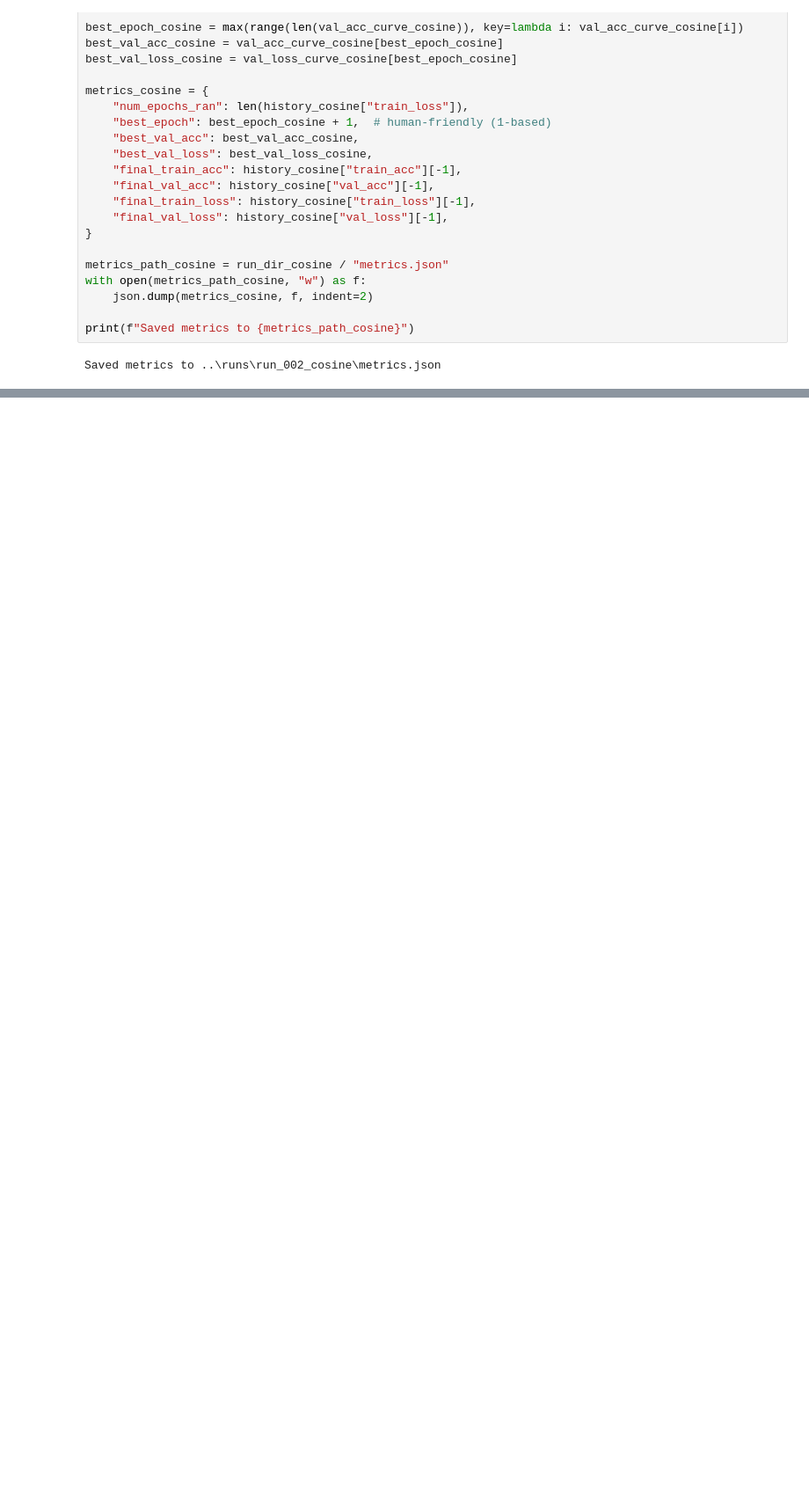
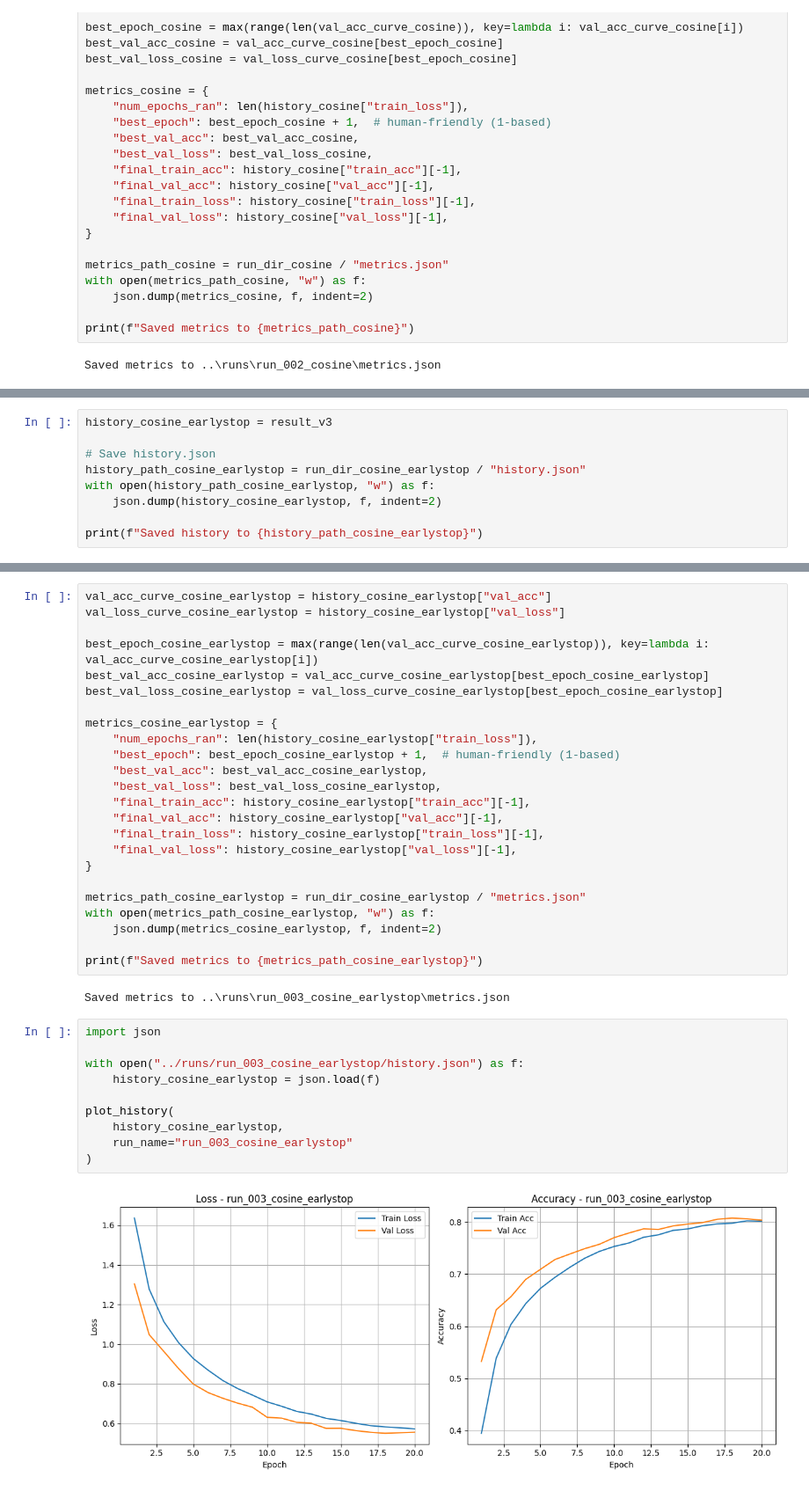
Before and after one commit to Sevada91/cifar10-modern-cnn, a Jupyter notebook: notebooks/02_training_and_evaluation.ipynb, the cells around one changed output, grey strips where cells are left out. Shown at 88% size. Drawn from its saved outputs; the diff is of its cells as text; blank space fills up the shorter version.

```diff
--- a/notebooks/02_training_and_evaluation.ipynb
+++ b/notebooks/02_training_and_evaluation.ipynb
@@ -340,0 +456,9 @@ Saved plot to ..\reports\figures\run_002_cosine_training_curves.png
+# %%
+history_cosine_earlystop = result_v3
+
+# Save history.json
+history_path_cosine_earlystop = run_dir_cosine_earlystop / "history.json"
+with open(history_path_cosine_earlystop, "w") as f:
+    json.dump(history_cosine_earlystop, f, indent=2)
+
+print(f"Saved history to {history_path_cosine_earlystop}")
@@ -340,0 +467,38 @@ Saved plot to ..\reports\figures\run_002_cosine_training_curves.png
+# %%
+val_acc_curve_cosine_earlystop = history_cosine_earlystop["val_acc"]
+val_loss_curve_cosine_earlystop = history_cosine_earlystop["val_loss"]
+
+best_epoch_cosine_earlystop = max(range(len(val_acc_curve_cosine_earlystop)), key=lambda i: val_acc_curve_cosine_earlystop[i])
+best_val_acc_cosine_earlystop = val_acc_curve_cosine_earlystop[best_epoch_cosine_earlystop]
+best_val_loss_cosine_earlystop = val_loss_curve_cosine_earlystop[best_epoch_cosine_earlystop]
+
+metrics_cosine_earlystop = {
+    "num_epochs_ran": len(history_cosine_earlystop["train_loss"]),
+    "best_epoch": best_epoch_cosine_earlystop + 1,  # human-friendly (1-based)
+    "best_val_acc": best_val_acc_cosine_earlystop,
+    "best_val_loss": best_val_loss_cosine_earlystop,
+    "final_train_acc": history_cosine_earlystop["train_acc"][-1],
+    "final_val_acc": history_cosine_earlystop["val_acc"][-1],
+    "final_train_loss": history_cosine_earlystop["train_loss"][-1],
+    "final_val_loss": history_cosine_earlystop["val_loss"][-1],
+}
+
+metrics_path_cosine_earlystop = run_dir_cosine_earlystop / "metrics.json"
+with open(metrics_path_cosine_earlystop, "w") as f:
+    json.dump(metrics_cosine_earlystop, f, indent=2)
+
+print(f"Saved metrics to {metrics_path_cosine_earlystop}")
+# %% [output]
+Saved metrics to ..\runs\run_003_cosine_earlystop\metrics.json
+# %%
+import json
+
+with open("../runs/run_003_cosine_earlystop/history.json") as f:
+    history_cosine_earlystop = json.load(f)
+
+plot_history(
+    history_cosine_earlystop,
+    run_name="run_003_cosine_earlystop"
+)
+# %% [output]
+[figure, added]
```
Also changed, not shown: parts of 19 cells of this notebook, 3 other files.
